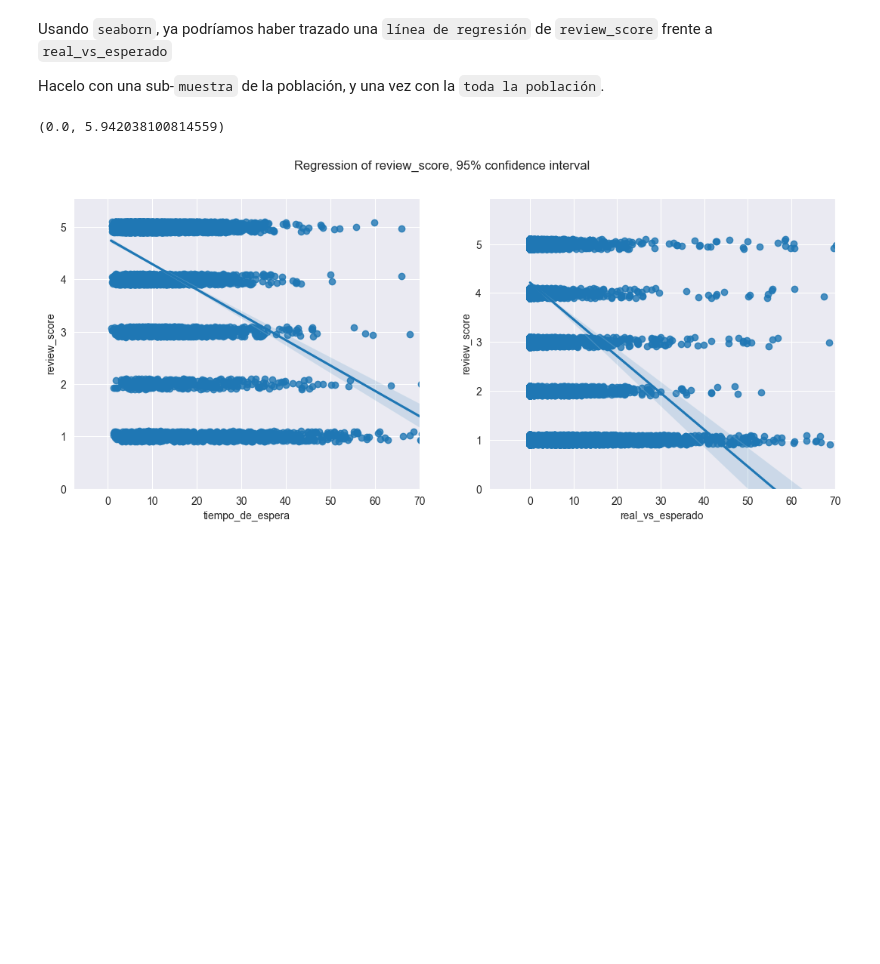
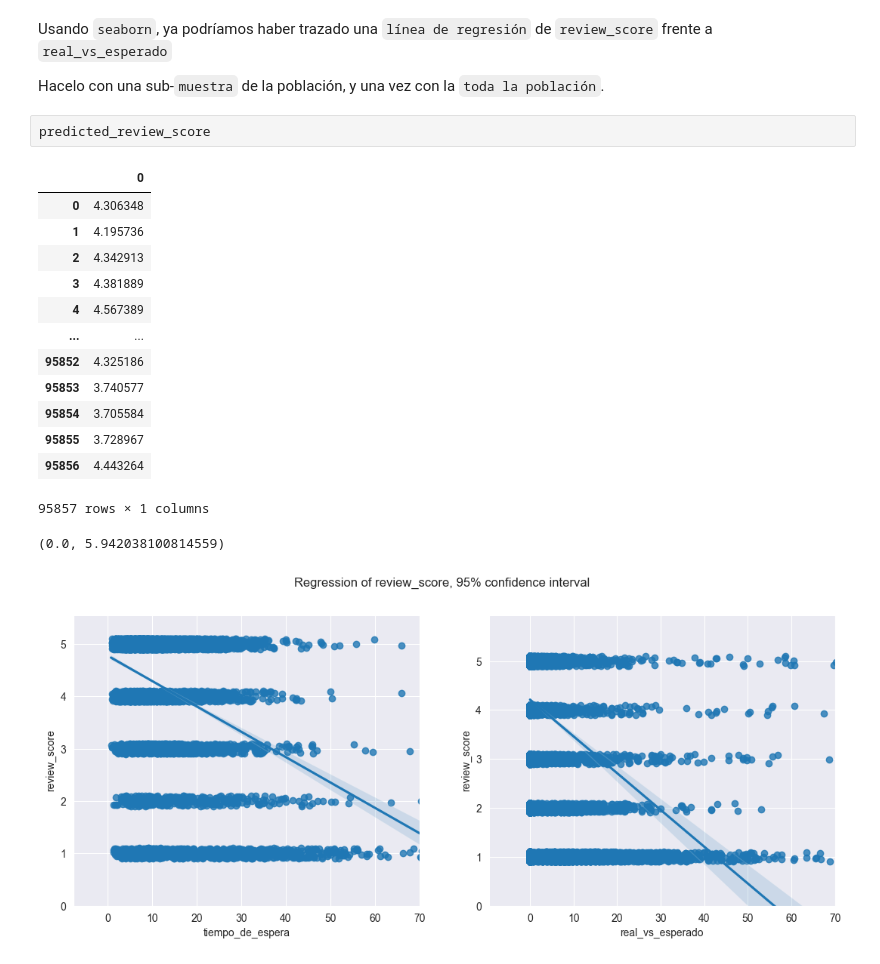
Before and after one commit to lnastri25/POO_UCEMA, a Jupyter notebook: trabajos_practicos/tp_datos/2-ecommerce/ejercicio_orders_part2.ipynb, the cells around one changed output. Drawn from its saved outputs; the diff is of its cells as text; blank space fills up the shorter version.

```diff
--- a/trabajos_practicos/tp_datos/2-ecommerce/ejercicio_orders_part2.ipynb
+++ b/trabajos_practicos/tp_datos/2-ecommerce/ejercicio_orders_part2.ipynb
@@ -451,6 +459,22 @@ This will become an error in seaborn v0.14.0; please update your code.
 Usando `seaborn`, ya podríamos haber trazado una `línea de regresión` de `review_score` frente a `real_vs_esperado`
 
 Hacelo con una sub-`muestra` de la población, y una vez con la `toda la población`.
+# %%
+predicted_review_score
+# %% [output]
+|  | 0 |
+| 0 | 4.306348 |
+| 1 | 4.195736 |
+| 2 | 4.342913 |
+| 3 | 4.381889 |
+| 4 | 4.567389 |
+| ... | ... |
+| 95852 | 4.325186 |
+| 95853 | 3.740577 |
+| 95854 | 3.705584 |
+| 95855 | 3.728967 |
+| 95856 | 4.443264 |
+95857 rows × 1 columns
 # %%
 # %% [output]
 (0.0, 5.942038100814559)
```
Also changed, not shown: parts of 10 cells of this notebook.
